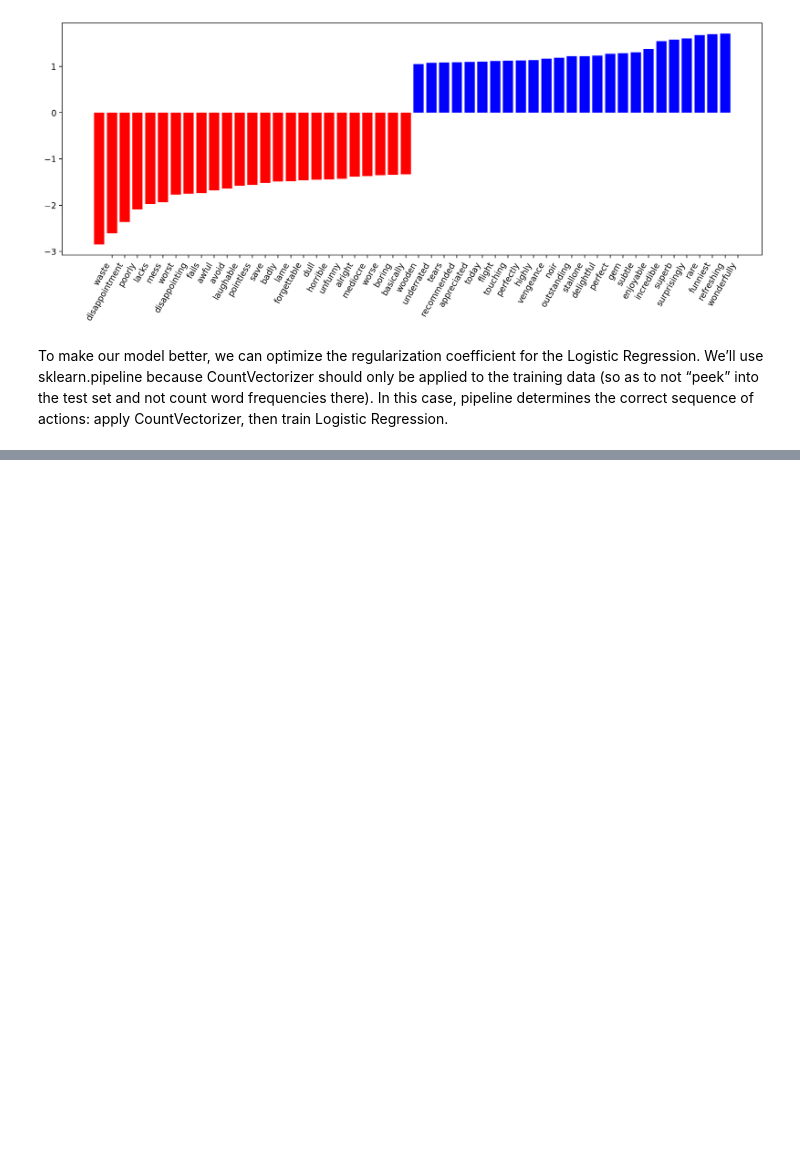
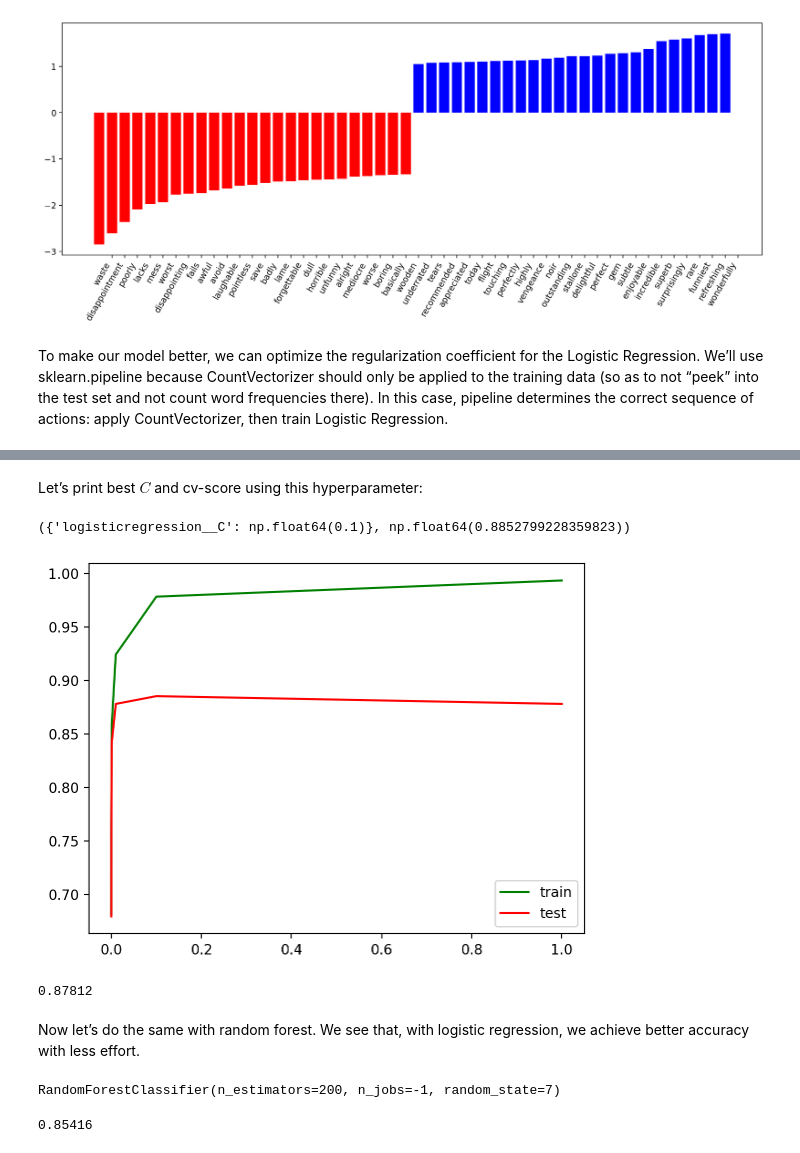
Before and after one commit to sk13g23/MLCourse, a Jupyter notebook: TOpic_4/When Logistic Regression is good and when it isnt.ipynb, the cells around one changed output, grey strips where cells are left out. Drawn from its saved outputs; the diff is of its cells as text; code cells hidden in the pictures; blank space fills up the shorter version.

Commit message:
Validation Curves

```diff
--- a/TOpic_4/When Logistic Regression is good and when it isnt.ipynb
+++ b/TOpic_4/When Logistic Regression is good and when it isnt.ipynb
@@ -199,3 +199,15 @@ visualize_coefficients(logit, cv.get_feature_names_out());
 [figure]
 # %% [markdown]
 To make our model better, we can optimize the regularization coefficient for the Logistic Regression. We’ll use sklearn.pipeline because CountVectorizer should only be applied to the training data (so as to not “peek” into the test set and not count word frequencies there). In this case, pipeline determines the correct sequence of actions: apply CountVectorizer, then train Logistic Regression.
+# %%
+%%time
+
+from sklearn.pipeline import make_pipeline
+
+text_pipe_logit = make_pipeline(
+    CountVectorizer(),
+    LogisticRegression(solver="lbfgs", n_jobs=1, random_state=7)
+)
+
+text_pipe_logit.fit(text_train, y_train)
+print(text_pipe_logit.score(text_test , y_test))
@@ -201,0 +226,16 @@ To make our model better, we can optimize the regularization coefficient for the
+# %%
+%%time
+
+from sklearn.model_selection import GridSearchCV
+
+param_grid_logit = {
+    "logisticregression__C" : np.logspace(-5 , 0 , 6)
+}
+
+
+grid_logit = GridSearchCV(
+    text_pipe_logit, param_grid_logit , cv=3 , n_jobs = -1 , return_train_score=True
+)
+
+
+grid_logit.fit(text_train, y_train)
@@ -201,0 +261,34 @@ To make our model better, we can optimize the regularization coefficient for the
+# %% [markdown]
+Let’s print best $C$ and cv-score using this hyperparameter:
+# %%
+grid_logit.best_params_ , grid_logit.best_score_
+# %% [output]
+({'logisticregression__C': np.float64(0.1)}, np.float64(0.8852799228359823))
+# %%
+plot_grid_scores(grid_logit , "logisticregression__C")
+# %% [output]
+[figure, added]
+# %%
+grid_logit.score(text_test , y_test)
+# %% [output]
+0.87812
+# %% [markdown]
+Now let’s do the same with random forest. We see that, with logistic regression, we achieve better accuracy with less effort.
+# %%
+from sklearn.ensemble import RandomForestClassifier
+
+forest = RandomForestClassifier(n_estimators=200 , n_jobs=-1 , random_state=7)
+
+
+forest.fit(X_train , y_train)
+# %% [output]
+RandomForestClassifier(n_estimators=200, n_jobs=-1, random_state=7)
+# %%
+from sklearn.metrics import accuracy_score
+
+X_pred = forest.predict(X_test)
+
+
+accuracy_score(y_test , X_pred)
+# %% [output]
+0.85416
```
Also changed, not shown: parts of 13 cells of this notebook, 2 other files.
